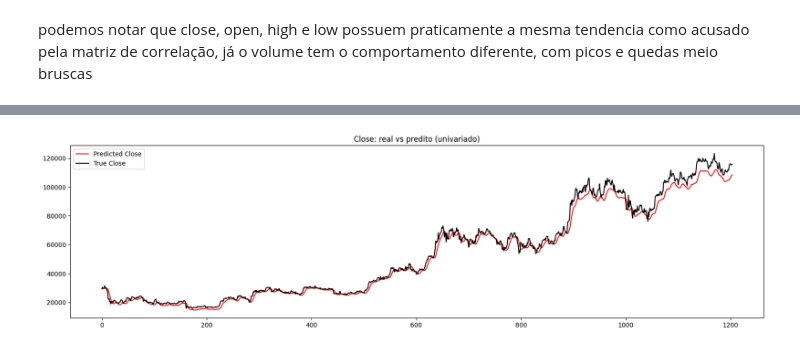
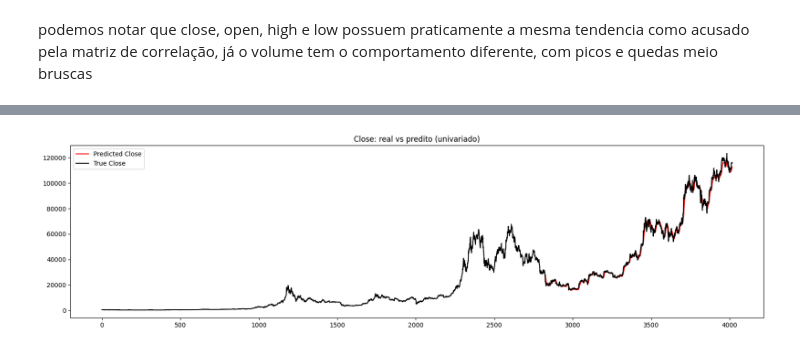
Before and after one commit to gusdiaso/crypto_predict, a Jupyter notebook: bitcoin.ipynb, the cells around one changed output, grey strips where cells are left out. Saved outputs shown, nothing was run; the diff lists cells and outputs as text; code cells hidden in the pictures.

```diff
--- a/bitcoin.ipynb
+++ b/bitcoin.ipynb
@@ -221,5 +217,8 @@ X, y = create_sequences(target, SEQ_LEN)
 # %%
-train_size = int(0.7 * len(X))
+SEQ_LEN = 15
+X, y = create_sequences(target, SEQ_LEN)
+
+train_size = int(0.7 * len(target))
 X_train, X_test = X[:train_size], X[train_size:]
 y_train, y_test = y[:train_size], y[train_size:]
 # %%
@@ -275,9 +282,13 @@ RMSE: 3666.6165, MAE: 2618.8748
 # %%
+y_pred_plot = np.empty_like(data['Close'])
+y_pred_plot[:] = np.nan
+y_pred_plot[-len(y_pred):] = y_pred.reshape(-1)
+
 plt.figure(figsize=(20,5))
-plt.plot(y_pred, color="red", marker=",", label='Predicted Close')
-plt.plot(y_test_orig, color="black", marker=",", label='True Close')
+plt.plot(y_pred_plot, color="red", marker=",", label='Predicted Close')
+plt.plot(np.array(data['Close']), color="black", marker=",", label='True Close')
 plt.title('Close: real vs predito (univariado)')
 plt.legend()
 plt.show()
 # %% [output]
-[figure, old version]
+[figure, new version]
```
Also changed, not shown: parts of 6 cells of this notebook.
